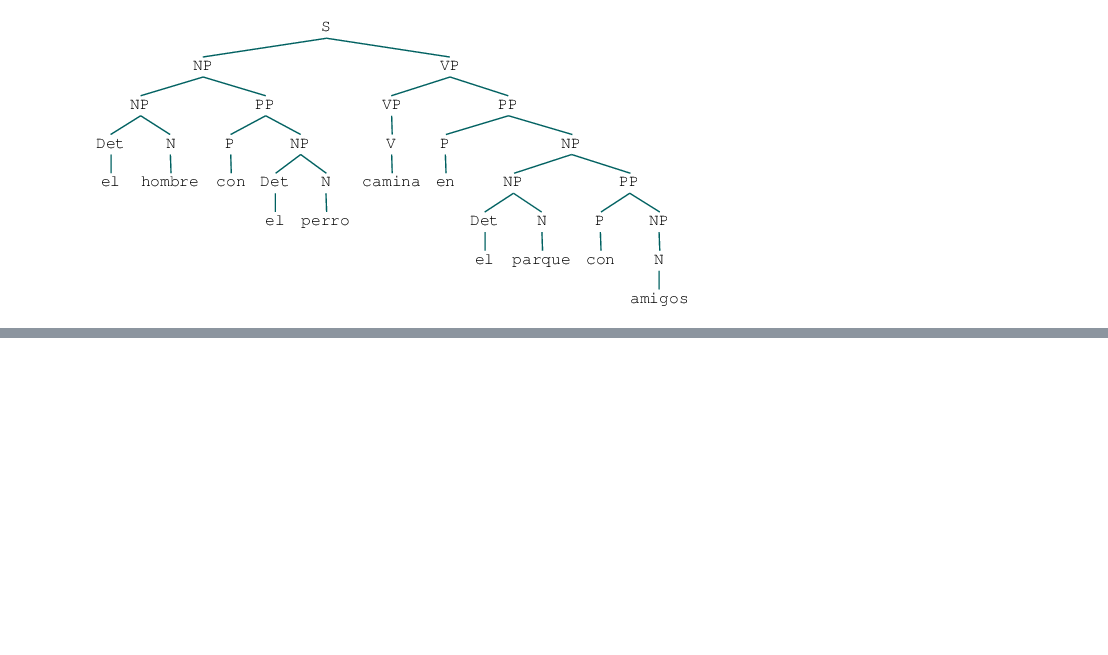
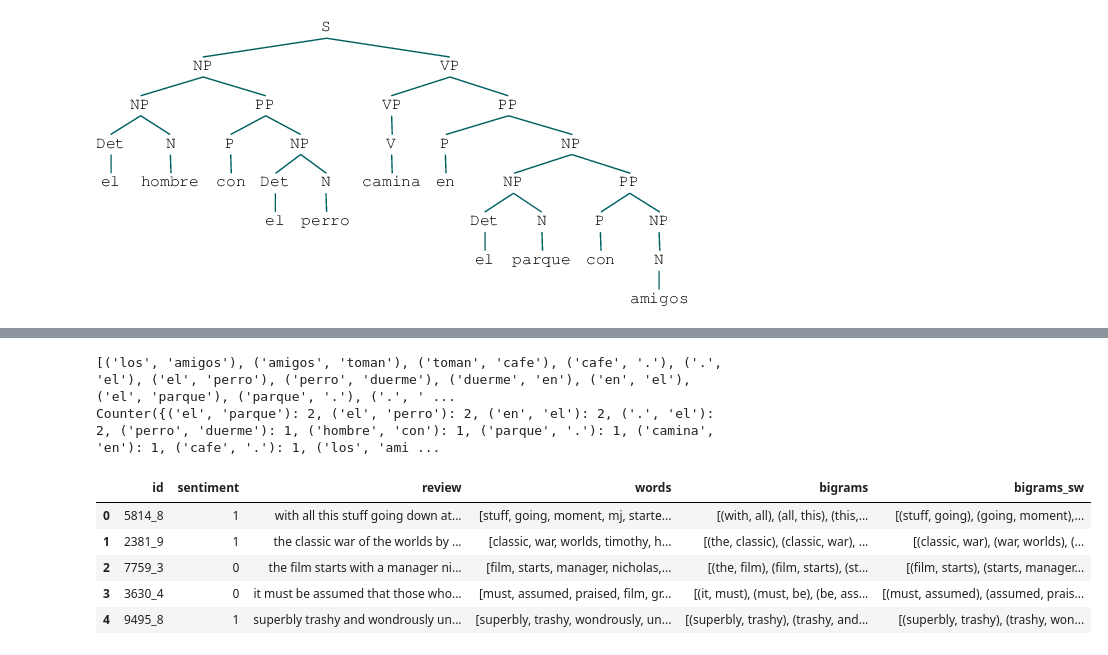
Before and after one commit to rsotoc/pattern-recognition, a Jupyter notebook: Clasificación VI.ipynb, the cells around one changed output, grey strips where cells are left out. Saved outputs shown, nothing was run; the diff lists cells and outputs as text; code cells hidden in the pictures; blank space fills up the shorter version.

```diff
--- a/Clasificación VI.ipynb
+++ b/Clasificación VI.ipynb
@@ -307,0 +314,62 @@ Aunque las gramáticas libres de contexto probabilísticas resultan más adecuad
+# %%
+from nltk import word_tokenize
+from nltk.util import ngrams
+from collections import Counter
+
+text = "los amigos toman cafe. el perro duerme en el parque. el hombre con el perro \
+camina en el parque con amigos."
+
+token = nltk.word_tokenize(text)
+bigrams = ngrams(token,2)
+trigrams = ngrams(token,3)
+fourgrams = ngrams(token,4)
+fivegrams = ngrams(token,5)
+
+bigrams_list = list(bigrams)
+counter_bigrams = Counter(bigrams_list)
+
+print (bigrams_list)
+print (counter_bigrams)
+# %% [output]
+[('los', 'amigos'), ('amigos', 'toman'), ('toman', 'cafe'), ('cafe', '.'), ('.', 'el'), ('el', 'perro'), ('perro', 'duerme'), ('duerme', 'en'), ('en', 'el'), ('el', 'parque'), ('parque', '.'), ('.', ' ...
+Counter({('el', 'parque'): 2, ('el', 'perro'): 2, ('en', 'el'): 2, ('.', 'el'): 2, ('perro', 'duerme'): 1, ('hombre', 'con'): 1, ('parque', '.'): 1, ('camina', 'en'): 1, ('cafe', '.'): 1, ('los', 'ami ...
+# %%
+import numpy as np
+import pandas as pd
+from sklearn.naive_bayes import BernoulliNB, MultinomialNB
+from nltk.corpus import stopwords
+from bs4 import BeautifulSoup
+import os
+import re
+from IPython.display import display, HTML
+
+os.chdir('Data sets/Movies Reviews')
+movies_reviews = pd.read_csv("labeledTrainData.tsv", sep='\t')
+
+# Limpiar los documentos. Conservar sólo plabras (alfabéticas) y pasar a minúsculas
+movies_reviews.review = list(map(lambda row: re.sub("[^a-zA-Z]", " ",
+                                BeautifulSoup(row, "lxml").get_text().lower()),
+                                 movies_reviews.review))
+
+# Agregar una columna con la conversión de mensajes a listas de palabras
+# Se eliminan las palabras vacías
+stops = set(stopwords.words("english"))
+
+movies_reviews["words"] = list(map(lambda row: [w for w in row.split() if not w in stops],
+                                   movies_reviews.review))
+
+movies_reviews["bigrams"] = list(map(lambda row: list(ngrams(word_tokenize(row),2)),
+                                   movies_reviews.review))
+
+movies_reviews["bigrams_sw"] = list(map(lambda row: list(ngrams(row,2)),
+                                   movies_reviews.words))
+
+
+display(movies_reviews.head())
+# %% [output]
+|  | id | sentiment | review | words | bigrams | bigrams_sw |
+| 0 | 5814_8 | 1 | with all this stuff going down at... | [stuff, going, moment, mj, starte... | [(with, all), (all, this), (this,... | [(stuff, going), (going, moment),... |
+| 1 | 2381_9 | 1 | the classic war of the worlds by ... | [classic, war, worlds, timothy, h... | [(the, classic), (classic, war), ... | [(classic, war), (war, worlds), (... |
+| 2 | 7759_3 | 0 | the film starts with a manager ni... | [film, starts, manager, nicholas,... | [(the, film), (film, starts), (st... | [(film, starts), (starts, manager... |
+| 3 | 3630_4 | 0 | it must be assumed that those who... | [must, assumed, praised, film, gr... | [(it, must), (must, be), (be, ass... | [(must, assumed), (assumed, prais... |
+| 4 | 9495_8 | 1 | superbly trashy and wondrously un... | [superbly, trashy, wondrously, un... | [(superbly, trashy), (trashy, and... | [(superbly, trashy), (trashy, won... |
```
Also changed, not shown: parts of 16 cells of this notebook, 4 other files.
